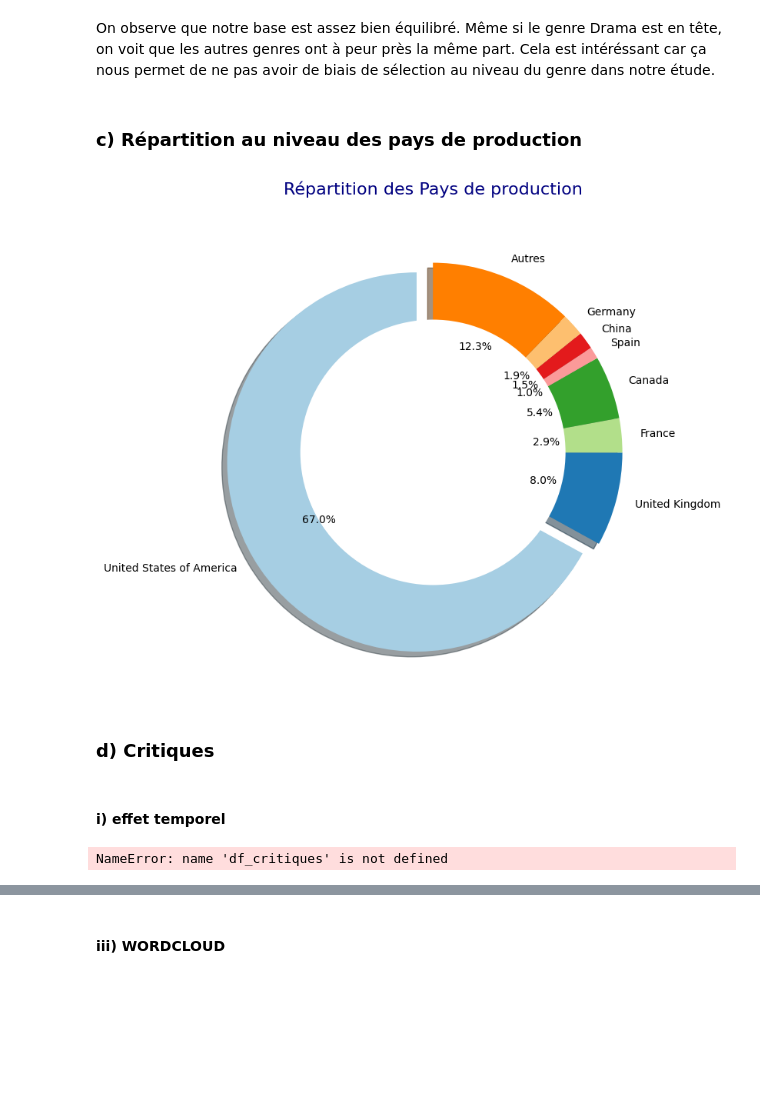
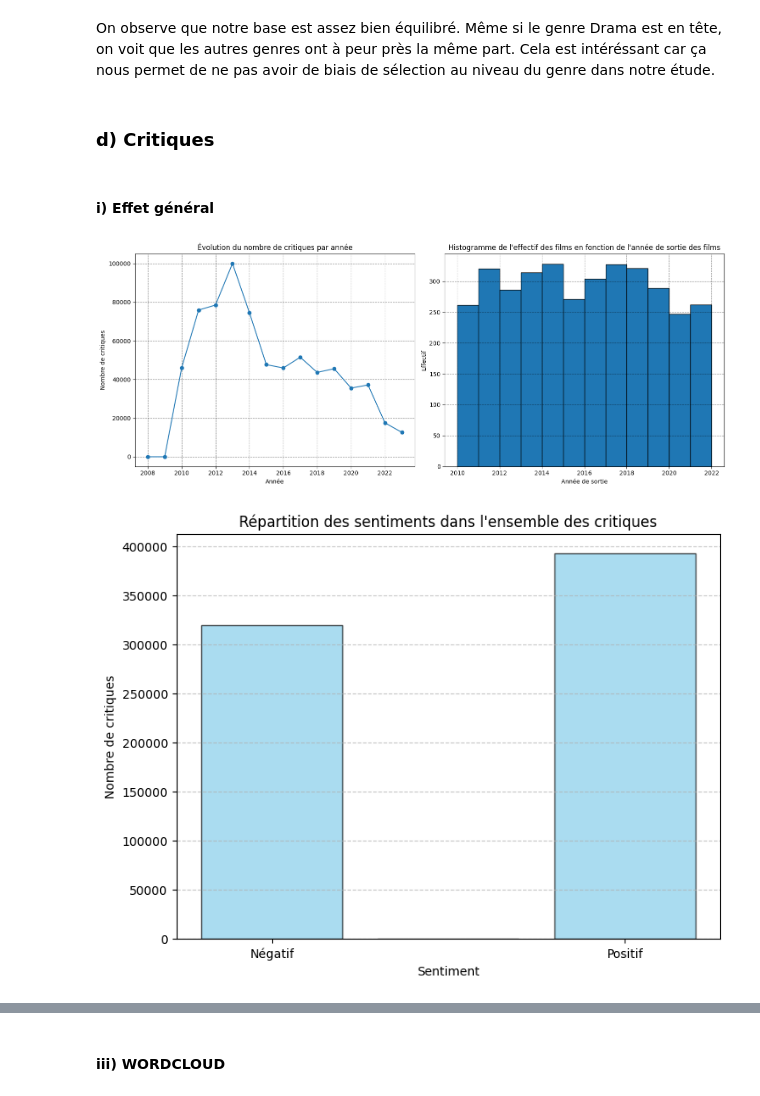
Before and after one commit to mass2330/python_ds_film, a Jupyter notebook: notebook_final.ipynb, the cells around one changed output, grey strips where cells are left out. Saved outputs shown, nothing was run; the diff lists cells and outputs as text; code cells hidden in the pictures; blank space fills up the shorter version.

```diff
--- a/notebook_final.ipynb
+++ b/notebook_final.ipynb
@@ -1637,6 +1639,12 @@ Accuracy: 1.00
 # 2) Visualisation des données
 # %% [markdown]
 Cette étape est importante car elle nous permet d'avoir une première vision de données et de voir les premières relations entre nos variables d'intérêt.
+# %%
+# cellule à executer si pas fait avant
+df_modified=pd.read_csv("df_modified.csv")
+df_critiques_modif=pd.read_csv("df_critiques_modif.csv")
+# %%
+df_modified.rename(columns={'id allocine': 'id_allocine'}, inplace=True)
 # %% [markdown]
 ### a) Statistiques descriptives
 # %%
@@ -1708,40 +1716,7 @@ plt.show()
 [figure]
 # %% [markdown]
 On observe que notre base est assez bien équilibré. Même si le genre Drama est en tête, on voit que les autres genres ont à peur près la même part. Cela est intéréssant car ça nous permet de ne pas avoir de biais de sélection au niveau du genre dans notre étude.
-# %% [markdown]
-### c) Répartition au niveau des pays de production
-# %%
-all_countries= ['United States of America','United Kingdom', 'France', 'Malta', 'Morocco', 'Canada', 'India', 'Spain', 'Australia', 'Iceland', 'Norway',
-             'South Africa','China','Chile','Dominican Republic','Hungary','Japan','Mexico','Italy','Bulgaria','Germany','Brazil','Hong Kong','Indonesia',
-             'Romania','Switzerland','United Arab Emirates','Argentina','Belgium','Greece','Israel','Sweden','New Zealand', 'Portugal', 'Denmark', 'Singapore',
-             'Ghana','Bahamas','Nigeria','Bolivia','Netherlands','Ireland', 'Peru', 'Austria', 'Czech Republic', 'Costa Rica', 'Serbia', 'Malaysia', 'South Korea',
-             'Luxembourg','Taiwan','Poland','Thailand','Puerto Rico','Kenya','Philippines','Cambodia', 'Colombia', 'Cuba', 'Panama', 'Russia', 'Finland',
-             'Cyprus', 'Ukraine', 'Lebanon', 'Lithuania', 'Qatar', 'Jordan', 'Uruguay', 'Senegal', 'Iraq', 'Albania', 'Malawi', 'Turkey', 'Iran']
-
-# Somme des genres par colonne
-countries_counts = df_modified[all_countries].sum()
-
-max_countries = countries_counts.idxmax()
-
-# Regrouper les genres moins fréquents sous "Autres" si nécessaire
-seuil = 0.015
-countries_counts['Autres'] = countries_counts[countries_counts < seuil * countries_counts.max()].sum()
-countries_counts = countries_counts[countries_counts >= seuil * countries_counts.max()]
-
-explode = [0.1 if genre == max_countries else 0 for genre in countries_counts.index]
-
-plt.figure(figsize=(8, 8))
-plt.pie(countries_counts, labels=countries_counts.index, autopct='%1.1f%%', startangle=90, colors=plt.cm.Paired.colors, explode=explode,wedgeprops=dict(width=0.4),
-        shadow=True)
-
-plt.gca().add_artist(plt.Circle((0, 0), 0.70, fc='white'))
-
-plt.title('Répartition des Pays de production', pad=20, fontsize=16, color='navy')
-
-plt.show()
-# %% [output]
-[figure, removed]
 # %% [markdown]
 ### d) Critiques
 # %% [markdown]
-#### i) effet temporel
+#### i) Effet général
@@ -1748,31 +1725,45 @@ plt.show()
 # %%
 # Extraire l'année à partir de la colonne 'new_date'
-df_critiques['Année'] = df_critiques['new_date'].dt.year
+df_critiques_modif['Année'] = df_critiques_modif['new_date'].dt.year
 
 # Grouper par année et compter le nombre de critiques
-evolution_critiques = df_critiques.groupby('Année').size()
+evolution_critiques = df_critiques_modif.groupby('Année').size()
 
 # Créer un graphique linéaire
 fig, axes = plt.subplots(nrows=1, ncols=2, figsize=(15, 6))
 
 # Premier graphique (évolution du nombre de critiques par année)
 axes[0].plot(evolution_critiques.index, evolution_critiques.values, marker='o', linestyle='-')
+axes[0].grid(linestyle="dashed", alpha=0.5, color="black")
 axes[0].set_title('Évolution du nombre de critiques par année')
 axes[0].set_xlabel('Année')
 axes[0].set_ylabel('Nombre de critiques')
 axes[0].grid(True)
 
 # Deuxième graphique (histogramme de l'année de sortie des films)
 axes[1].hist(df_modified['annee_sortie'], bins=range(df_modified['annee_sortie'].min(), df_modified['annee_sortie'].max() + 1), edgecolor='black')
 axes[1].grid(linestyle="dashed", alpha=0.5, color="black")
 axes[1].set_xlabel('Année de sortie')
 axes[1].set_ylabel('Effectif')
 axes[1].set_title('Histogramme de l\'effectif des films en fonction de l\'année de sortie des films')
 
 # Ajuster l'espacement entre les deux graphiques
 plt.tight_layout()
 
 # Afficher les graphiques
 plt.show()
 # %% [output]
-NameError: name 'df_critiques' is not defined
+[figure, added]
+# %%
+
+# Créer un histogramme des sentiments avec de l'espace entre les barres
+plt.figure(figsize=(8, 6))
+plt.hist(df_critiques_modif['Polarité_réelle'], bins=[-0.25, 0.25, 0.75, 1.25], edgecolor='black', color='skyblue', alpha=0.7, align='mid', rwidth=0.8)
+plt.xticks([0, 1], ['Négatif', 'Positif'])
+plt.title('Répartition des sentiments dans l\'ensemble des critiques')
+plt.xlabel('Sentiment')
+plt.ylabel('Nombre de critiques')
+plt.grid(axis='y', linestyle='--', alpha=0.7)
+plt.show()
+# %% [output]
+[figure, added]
```
Also changed, not shown: parts of 17 cells of this notebook, 1 other file.
